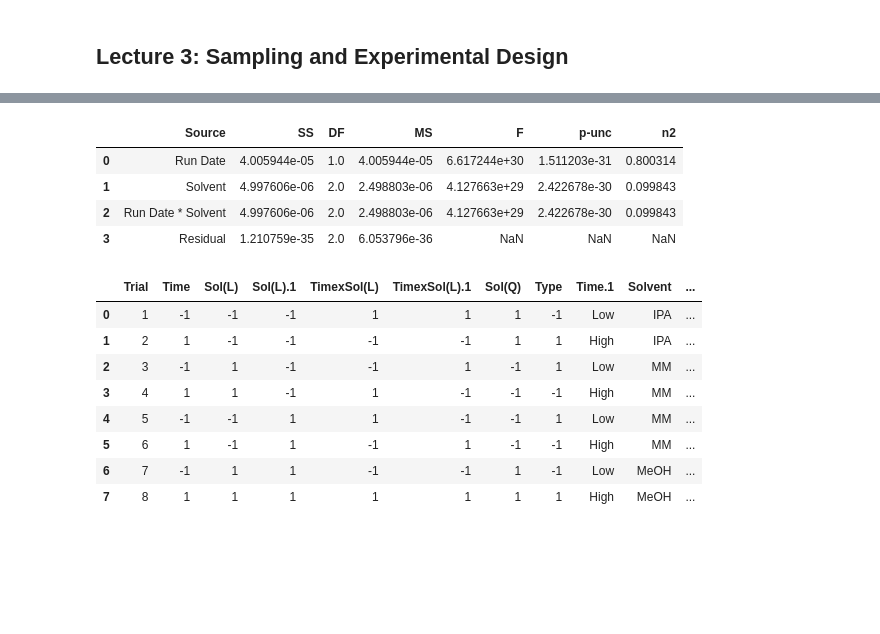
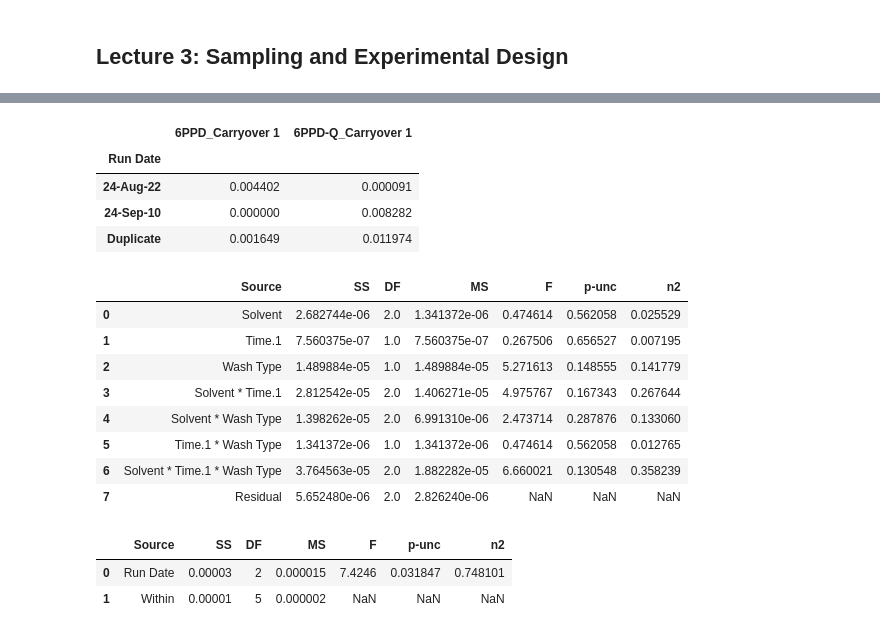
Before and after one commit to tfmrodge/CIVL562_EnvData, a Jupyter notebook: CIVL562_CourseMaterials.ipynb, the cells around one changed output, grey strips where cells are left out. Drawn from its saved outputs; the diff is of its cells as text; code cells hidden in the pictures; blank space fills up the shorter version.

Commit message:
Added_ANOVA
Added ANOVA analysis of the needle wash study.

```diff
--- a/CIVL562_CourseMaterials.ipynb
+++ b/CIVL562_CourseMaterials.ipynb
@@ -246,23 +246,34 @@ nwdf.loc[:,['Solvent','6PPD_Carryover 1','6PPD-Q_Carryover 1']].groupby('Solvent
 | MeOH | 0.003235 | 0.001867 |
+# %%
+#nwdf.loc[:,['Solvent','6PPD_Carryover 1','6PPD-Q_Carryover 1']].groupby('Solvent').mean()
+nwdf.loc[:,['Run Date','6PPD_Carryover 1','6PPD-Q_Carryover 1']].groupby('Run Date').mean()
+# %% [output]
+|  | 6PPD_Carryover 1 | 6PPD-Q_Carryover 1 |
+| Run Date |  |  |
+| 24-Aug-22 | 0.004402 | 0.000091 |
+| 24-Sep-10 | 0.000000 | 0.008282 |
+| Duplicate | 0.001649 | 0.011974 |
 # %%
-#model = pg.anova(dv='6PPD-Q_Carryover 1',between=['Solvent','Time.1','Wash Type'], data=nwdf, detailed=True,effsize='n2')
-model = pg.anova(dv='6PPD_Carryover 1',between=['Run Date','Solvent'], data=nwdf, detailed=True,effsize='n2')
+pltdata = nwdf#.loc[nwdf.loc[:,'Run Date'] !='Duplicate',:]
+model = pg.anova(dv='6PPD_Carryover 1',between=['Solvent','Time.1','Wash Type'], data=pltdata, detailed=True,effsize='n2')
+#model = pg.anova(dv='6PPD_Carryover 1',between=['Solvent','Time.1','Wash Type'], data=nwdf, detailed=True,effsize='n2',ss_type=3)
+#model = pg.anova(dv='6PPD_Carryover 1',between=['Run Date'], data=nwdf, detailed=True,effsize='n2',ss_type=3)
 model
 # %% [output]
 |  | Source | SS | DF | MS | F | p-unc | n2 |
-| 0 | Run Date | 4.005944e-05 | 1.0 | 4.005944e-05 | 6.617244e+30 | 1.511203e-31 | 0.800314 |
-| 1 | Solvent | 4.997606e-06 | 2.0 | 2.498803e-06 | 4.127663e+29 | 2.422678e-30 | 0.099843 |
-| 2 | Run Date * Solvent | 4.997606e-06 | 2.0 | 2.498803e-06 | 4.127663e+29 | 2.422678e-30 | 0.099843 |
-| 3 | Residual | 1.210759e-35 | 2.0 | 6.053796e-36 | NaN | NaN | NaN |
+| 0 | Solvent | 2.682744e-06 | 2.0 | 1.341372e-06 | 0.474614 | 0.562058 | 0.025529 |
+| 1 | Time.1 | 7.560375e-07 | 1.0 | 7.560375e-07 | 0.267506 | 0.656527 | 0.007195 |
+| 2 | Wash Type | 1.489884e-05 | 1.0 | 1.489884e-05 | 5.271613 | 0.148555 | 0.141779 |
+| 3 | Solvent * Time.1 | 2.812542e-05 | 2.0 | 1.406271e-05 | 4.975767 | 0.167343 | 0.267644 |
+| 4 | Solvent * Wash Type | 1.398262e-05 | 2.0 | 6.991310e-06 | 2.473714 | 0.287876 | 0.133060 |
+| 5 | Time.1 * Wash Type | 1.341372e-06 | 1.0 | 1.341372e-06 | 0.474614 | 0.562058 | 0.012765 |
+| 6 | Solvent * Time.1 * Wash Type | 3.764563e-05 | 2.0 | 1.882282e-05 | 6.660021 | 0.130548 | 0.358239 |
+| 7 | Residual | 5.652480e-06 | 2.0 | 2.826240e-06 | NaN | NaN | NaN |
 # %%
-nwdf
+pltdata = nwdf#.loc[nwdf.loc[:,'Run Date'] !='Duplicate',:]
+model = pg.anova(dv='6PPD_Carryover 1',between=['Run Date'], data=pltdata, detailed=True,effsize='n2')
+model
 # %% [output]
-|  | Trial | Time | Sol(L) | Sol(L).1 | TimexSol(L) | TimexSol(L).1 | Sol(Q) | Type | Time.1 | Solvent | ... |
-| 0 | 1 | -1 | -1 | -1 | 1 | 1 | 1 | -1 | Low | IPA | ... |
-| 1 | 2 | 1 | -1 | -1 | -1 | -1 | 1 | 1 | High | IPA | ... |
-| 2 | 3 | -1 | 1 | -1 | -1 | 1 | -1 | 1 | Low | MM | ... |
-| 3 | 4 | 1 | 1 | -1 | 1 | -1 | -1 | -1 | High | MM | ... |
-| 4 | 5 | -1 | -1 | 1 | 1 | -1 | -1 | 1 | Low | MM | ... |
-| 5 | 6 | 1 | -1 | 1 | -1 | 1 | -1 | -1 | High | MM | ... |
-| 6 | 7 | -1 | 1 | 1 | -1 | -1 | 1 | -1 | Low | MeOH | ... |
-| 7 | 8 | 1 | 1 | 1 | 1 | 1 | 1 | 1 | High | MeOH | ... |
+|  | Source | SS | DF | MS | F | p-unc | n2 |
+| 0 | Run Date | 0.00003 | 2 | 0.000015 | 7.4246 | 0.031847 | 0.748101 |
+| 1 | Within | 0.00001 | 5 | 0.000002 | NaN | NaN | NaN |
```
Also changed, not shown: parts of 1 cell of this notebook, 1 other file.
